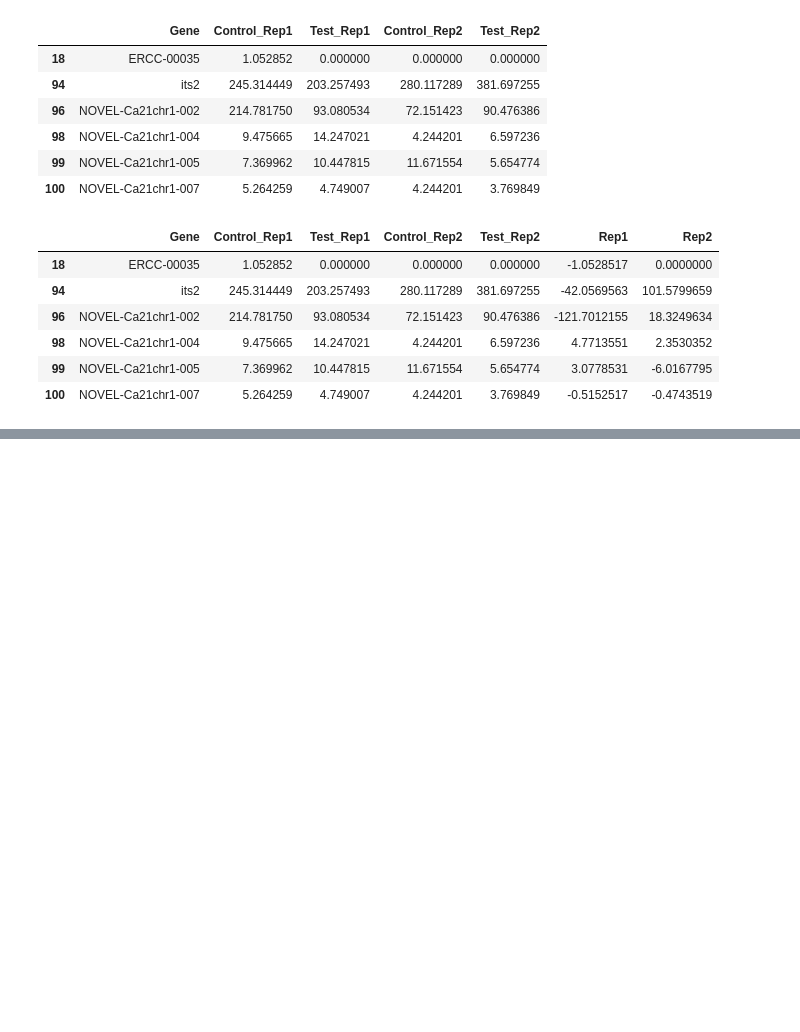
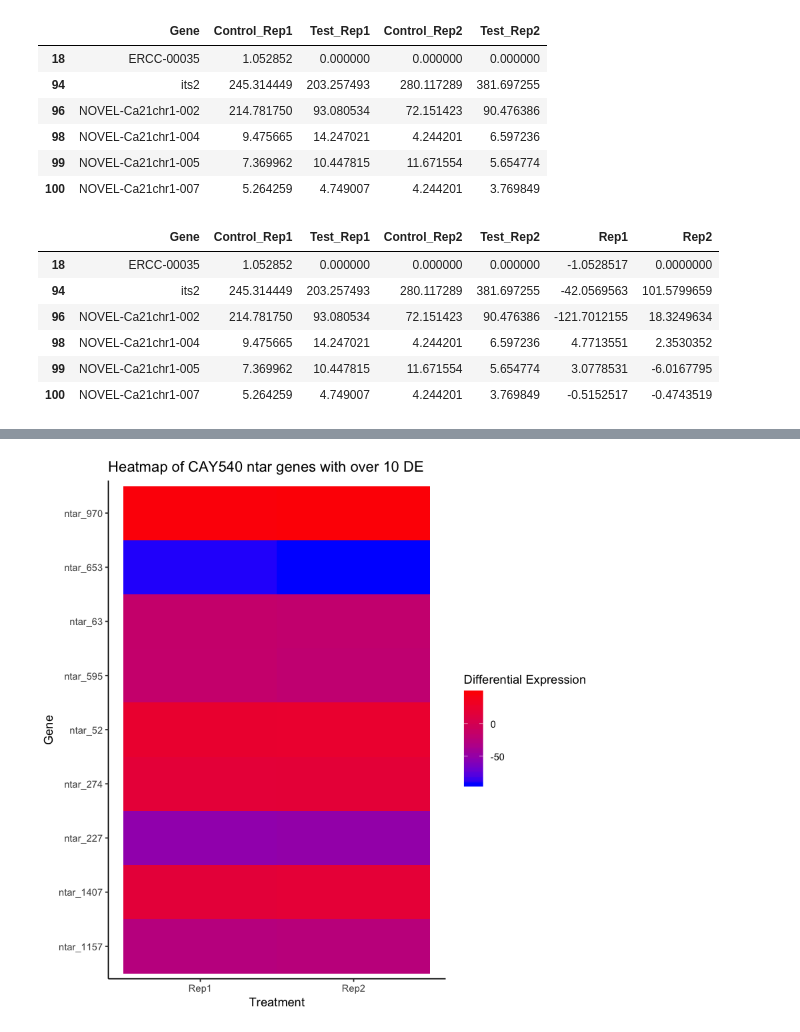
Before and after one commit to sabahzero/Nobile-HerndayLabs_BioinformaticsWorkshop_Feb19-2019, a Jupyter notebook: Nobile-HerndayLabs_BioinformaticsWorkshop_Feb19-2019.ipynb, the cells around one changed output, grey strips where cells are left out. Saved outputs shown, nothing was run; the diff lists cells and outputs as text; code cells hidden in the pictures; blank space fills up the shorter version.

```diff
--- a/Nobile-HerndayLabs_BioinformaticsWorkshop_Feb19-2019.ipynb
+++ b/Nobile-HerndayLabs_BioinformaticsWorkshop_Feb19-2019.ipynb
@@ -266,0 +265,16 @@ Saving 7 x 7 in image
+# %%
+# Let's make our heatmap, for real this time!
+
+# For the heatmap, we can go back to our original dataset where we merged the replicates by gene name
+head(CAY540)
+# Wait... that's a lot of genes
+# Let's stick to the ntar genes with expression values higher than 10
+
+# We will need to drop anything that isn't a Rep (Treatment - Control) value because this will interfere with the heatmap
+Heatmap_High_ntar = High_ntar[,c(1,6:7)]
+head(Heatmap_High_ntar) # Yay, we did it!
+
+library(tidyr) # We'll need this package for assigning sample categories to our dataset
+Categorized_Heatmap_High_ntar = Heatmap_High_ntar %>% gather(Treatment, Expression_Value, -Gene)
+Categorized_Heatmap_High_ntar # Allows us to see whole dataset, since it's fairly small
+write.csv(Categorized_Heatmap_High_ntar, file = "CAY540_ntar-heatmap.csv") # Saves this as a .csv
@@ -266,0 +313,16 @@ Saving 7 x 7 in image
+# %%
+# View heatmap
+
+ntar_heatmap = ggplot(Categorized_Heatmap_High_ntar, aes(x = Treatment, y = Gene, fill = Expression_Value)) +
+geom_tile() +
+scale_fill_gradient(name = "Differential Expression", # it's better to normalize these to 1, for now it's fine
+                      low = "blue", # assigns down-regulated as blue
+                      high = "red") + # assigns up-regulated as red
+ggtitle(label = "Heatmap of CAY540 ntar genes with over 10 DE") +
+theme_classic()
+
+ntar_heatmap # Note you can adjust this to directly include the controls and treatments, here we show the difference
+
+# How do we make a dendogram of the ntar genes, and add it to the heatmap?
+# %% [output]
+[figure, added]
```
Also changed, not shown: parts of 7 cells of this notebook.
